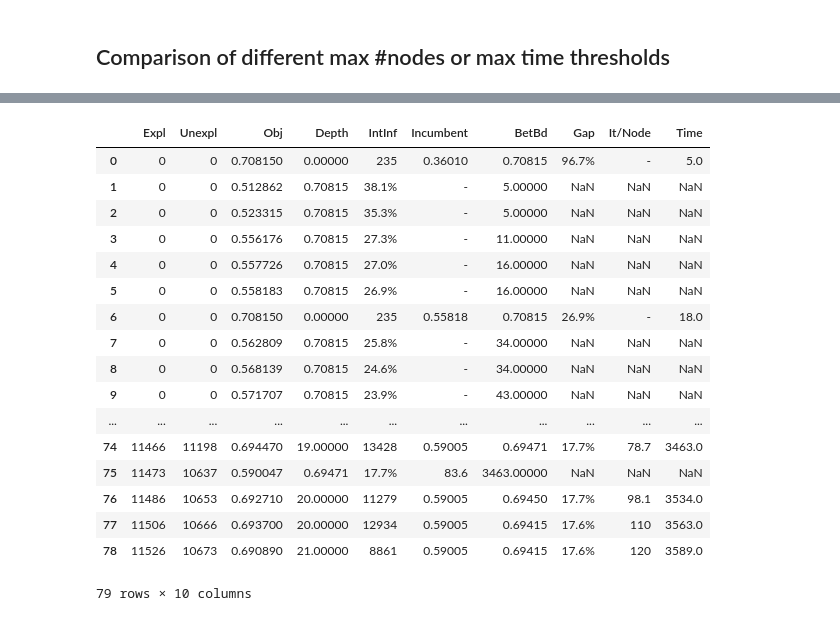
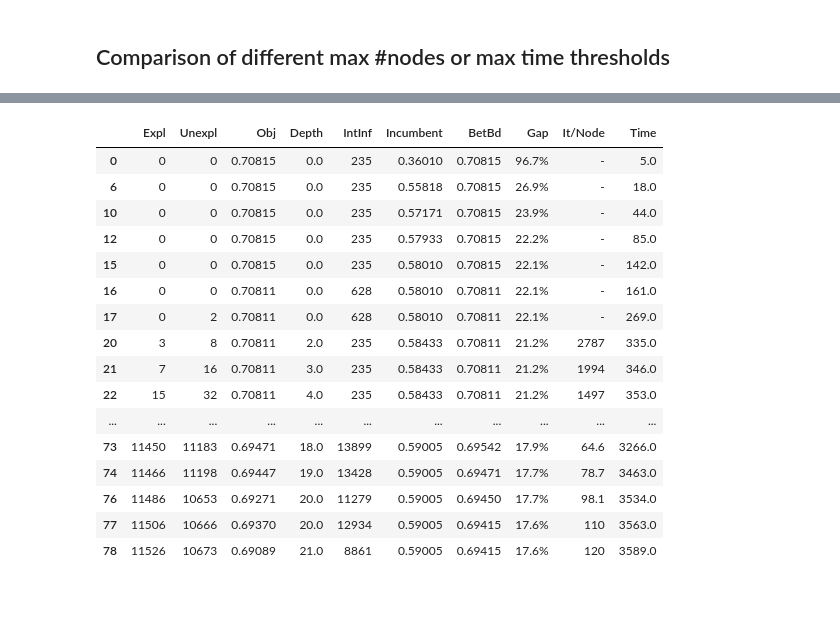
Before and after one commit to julia-kom/bert-ilp-matcher, a Jupyter notebook: src/main/python/Restriction Evaluation.ipynb, the cells around one changed output, grey strips where cells are left out. Drawn from its saved outputs; the diff is of its cells as text; code cells hidden in the pictures.

```diff
--- a/src/main/python/Restriction Evaluation.ipynb
+++ b/src/main/python/Restriction Evaluation.ipynb
@@ -168,40 +160,40 @@ plt.show()
 # %%
 #only regard neeeded part
 delete = True
 file = "../../../eval-results/_server-results/gurobi-logs/test.log"
 cleaned = "cleaned.log"
 infile = open(file,'r').readlines()
 with open(cleaned,'w') as outfile:
     for index,line in enumerate(infile):
         if "Cutting plane" in line:
             delete = True
         if " Expl" in line and "It/Node Time" in line:
             delete = False
         line = line.replace('H','').replace('s','').replace('|.1','').replace('|.2','').replace('|','')
         if not delete:
             outfile.write(line)
 
 
 #read table
 gurobi_df =pd.read_csv(cleaned, delim_whitespace=True)
+gurobi_df=gurobi_df.dropna()
 
 gurobi_df
 # %% [output]
 |  | Expl | Unexpl | Obj | Depth | IntInf | Incumbent | BetBd | Gap | It/Node | Time |
-| 0 | 0 | 0 | 0.708150 | 0.00000 | 235 | 0.36010 | 0.70815 | 96.7% | - | 5.0 |
-| 1 | 0 | 0 | 0.512862 | 0.70815 | 38.1% | - | 5.00000 | NaN | NaN | NaN |
-| 2 | 0 | 0 | 0.523315 | 0.70815 | 35.3% | - | 5.00000 | NaN | NaN | NaN |
-| 3 | 0 | 0 | 0.556176 | 0.70815 | 27.3% | - | 11.00000 | NaN | NaN | NaN |
-| 4 | 0 | 0 | 0.557726 | 0.70815 | 27.0% | - | 16.00000 | NaN | NaN | NaN |
-| 5 | 0 | 0 | 0.558183 | 0.70815 | 26.9% | - | 16.00000 | NaN | NaN | NaN |
-| 6 | 0 | 0 | 0.708150 | 0.00000 | 235 | 0.55818 | 0.70815 | 26.9% | - | 18.0 |
-| 7 | 0 | 0 | 0.562809 | 0.70815 | 25.8% | - | 34.00000 | NaN | NaN | NaN |
-| 8 | 0 | 0 | 0.568139 | 0.70815 | 24.6% | - | 34.00000 | NaN | NaN | NaN |
-| 9 | 0 | 0 | 0.571707 | 0.70815 | 23.9% | - | 43.00000 | NaN | NaN | NaN |
+| 0 | 0 | 0 | 0.70815 | 0.0 | 235 | 0.36010 | 0.70815 | 96.7% | - | 5.0 |
+| 6 | 0 | 0 | 0.70815 | 0.0 | 235 | 0.55818 | 0.70815 | 26.9% | - | 18.0 |
+| 10 | 0 | 0 | 0.70815 | 0.0 | 235 | 0.57171 | 0.70815 | 23.9% | - | 44.0 |
+| 12 | 0 | 0 | 0.70815 | 0.0 | 235 | 0.57933 | 0.70815 | 22.2% | - | 85.0 |
+| 15 | 0 | 0 | 0.70815 | 0.0 | 235 | 0.58010 | 0.70815 | 22.1% | - | 142.0 |
+| 16 | 0 | 0 | 0.70811 | 0.0 | 628 | 0.58010 | 0.70811 | 22.1% | - | 161.0 |
+| 17 | 0 | 2 | 0.70811 | 0.0 | 628 | 0.58010 | 0.70811 | 22.1% | - | 269.0 |
+| 20 | 3 | 8 | 0.70811 | 2.0 | 235 | 0.58433 | 0.70811 | 21.2% | 2787 | 335.0 |
+| 21 | 7 | 16 | 0.70811 | 3.0 | 235 | 0.58433 | 0.70811 | 21.2% | 1994 | 346.0 |
+| 22 | 15 | 32 | 0.70811 | 4.0 | 235 | 0.58433 | 0.70811 | 21.2% | 1497 | 353.0 |
 | ... | ... | ... | ... | ... | ... | ... | ... | ... | ... | ... |
-| 74 | 11466 | 11198 | 0.694470 | 19.00000 | 13428 | 0.59005 | 0.69471 | 17.7% | 78.7 | 3463.0 |
-| 75 | 11473 | 10637 | 0.590047 | 0.69471 | 17.7% | 83.6 | 3463.00000 | NaN | NaN | NaN |
-| 76 | 11486 | 10653 | 0.692710 | 20.00000 | 11279 | 0.59005 | 0.69450 | 17.7% | 98.1 | 3534.0 |
-| 77 | 11506 | 10666 | 0.693700 | 20.00000 | 12934 | 0.59005 | 0.69415 | 17.6% | 110 | 3563.0 |
-| 78 | 11526 | 10673 | 0.690890 | 21.00000 | 8861 | 0.59005 | 0.69415 | 17.6% | 120 | 3589.0 |
+| 73 | 11450 | 11183 | 0.69471 | 18.0 | 13899 | 0.59005 | 0.69542 | 17.9% | 64.6 | 3266.0 |
+| 74 | 11466 | 11198 | 0.69447 | 19.0 | 13428 | 0.59005 | 0.69471 | 17.7% | 78.7 | 3463.0 |
+| 76 | 11486 | 10653 | 0.69271 | 20.0 | 11279 | 0.59005 | 0.69450 | 17.7% | 98.1 | 3534.0 |
+| 77 | 11506 | 10666 | 0.69370 | 20.0 | 12934 | 0.59005 | 0.69415 | 17.6% | 110 | 3563.0 |
+| 78 | 11526 | 10673 | 0.69089 | 21.0 | 8861 | 0.59005 | 0.69415 | 17.6% | 120 | 3589.0 |
-79 rows × 10 columns
```
Also changed, not shown: parts of 2 cells of this notebook.
